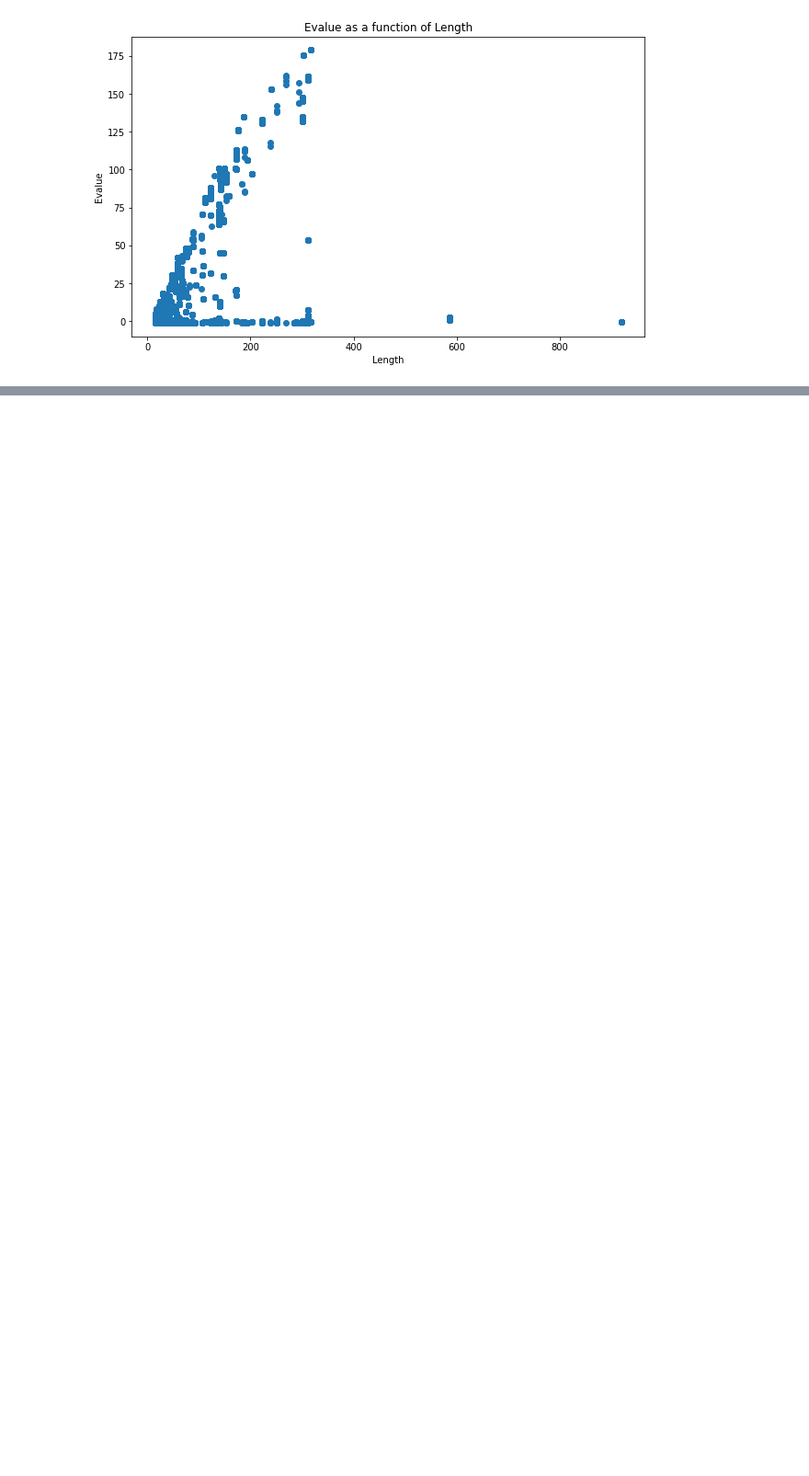
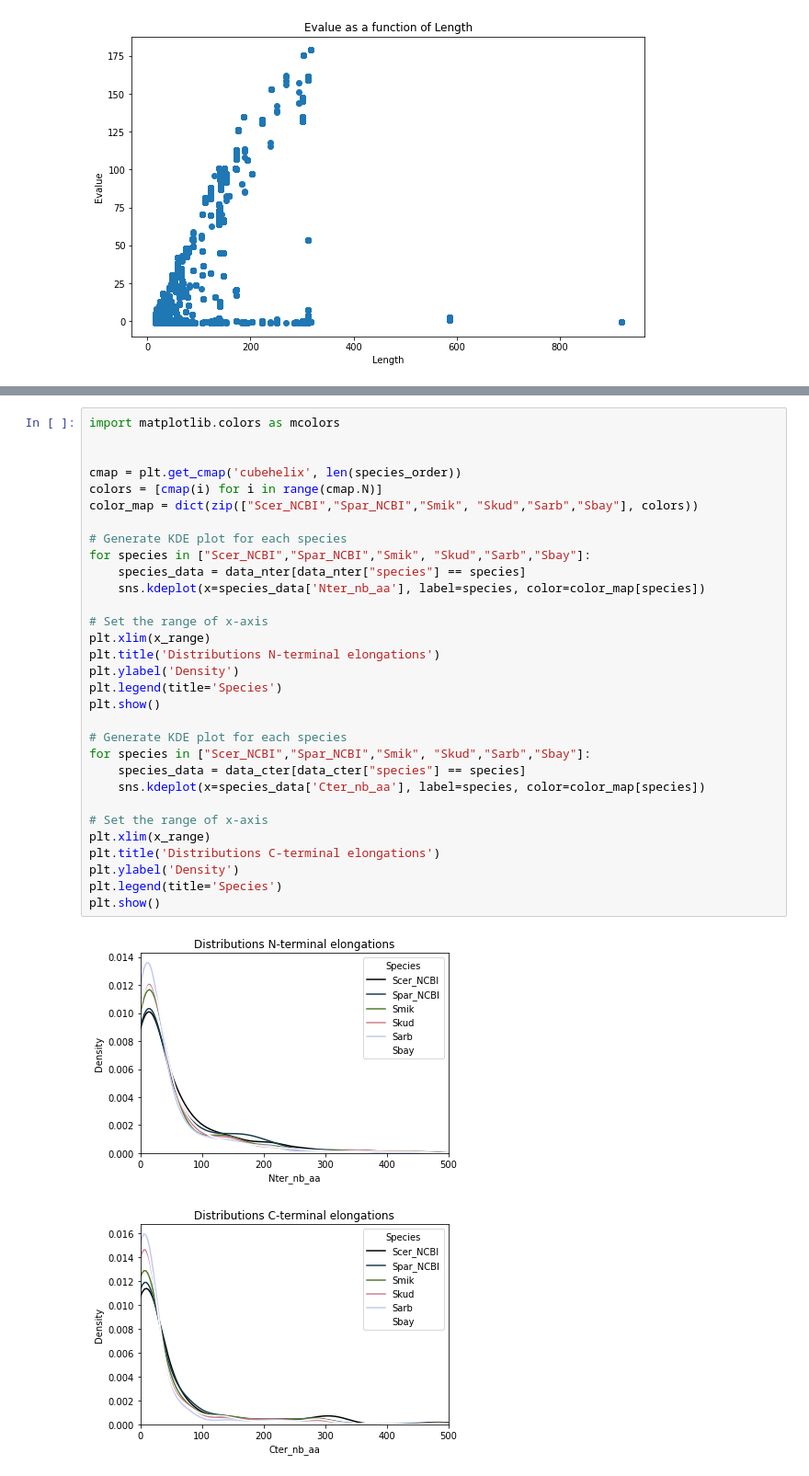
Before and after one commit to Sherman-1/Elongates, a Jupyter notebook: plots.ipynb, the cells around one changed output, grey strips where cells are left out. Shown at 92% size. Drawn from its saved outputs; the diff is of its cells as text; blank space fills up the shorter version.

```diff
--- a/plots.ipynb
+++ b/plots.ipynb
@@ -292,0 +293,34 @@ plt.show()
+# %%
+import matplotlib.colors as mcolors
+
+
+cmap = plt.get_cmap('cubehelix', len(species_order))
+colors = [cmap(i) for i in range(cmap.N)]
+color_map = dict(zip(["Scer_NCBI","Spar_NCBI","Smik", "Skud","Sarb","Sbay"], colors))
+
+# Generate KDE plot for each species
+for species in ["Scer_NCBI","Spar_NCBI","Smik", "Skud","Sarb","Sbay"]:
+    species_data = data_nter[data_nter["species"] == species]
+    sns.kdeplot(x=species_data['Nter_nb_aa'], label=species, color=color_map[species])
+
+# Set the range of x-axis
+plt.xlim(x_range)
+plt.title('Distributions N-terminal elongations')
+plt.ylabel('Density')
+plt.legend(title='Species')
+plt.show()
+
+# Generate KDE plot for each species
+for species in ["Scer_NCBI","Spar_NCBI","Smik", "Skud","Sarb","Sbay"]:
+    species_data = data_cter[data_cter["species"] == species]
+    sns.kdeplot(x=species_data['Cter_nb_aa'], label=species, color=color_map[species])
+
+# Set the range of x-axis
+plt.xlim(x_range)
+plt.title('Distributions C-terminal elongations')
+plt.ylabel('Density')
+plt.legend(title='Species')
+plt.show()
+# %% [output]
+[figure, added]
+[figure, added]
```
Also changed, not shown: parts of 4 cells of this notebook, 3 other files.
